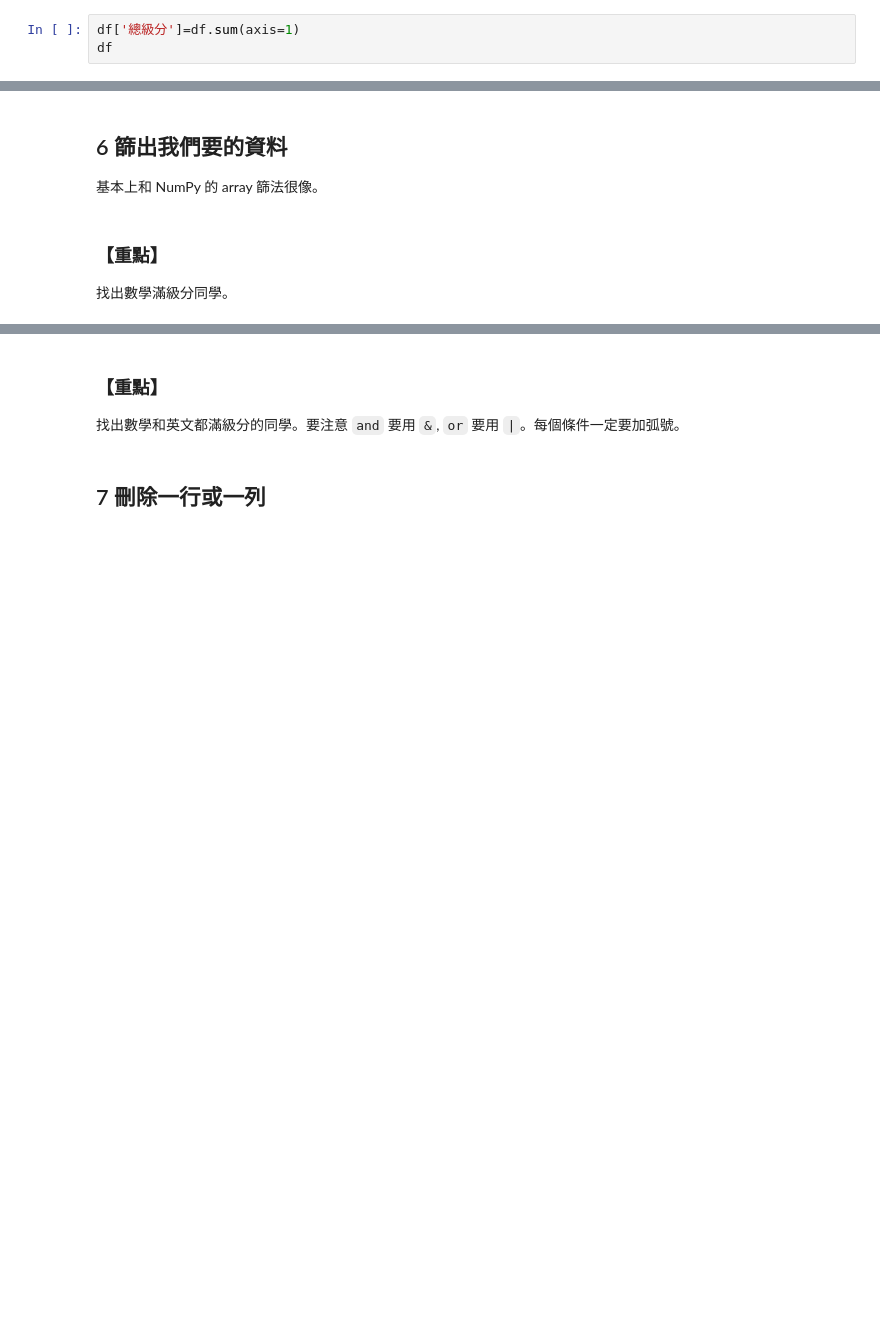
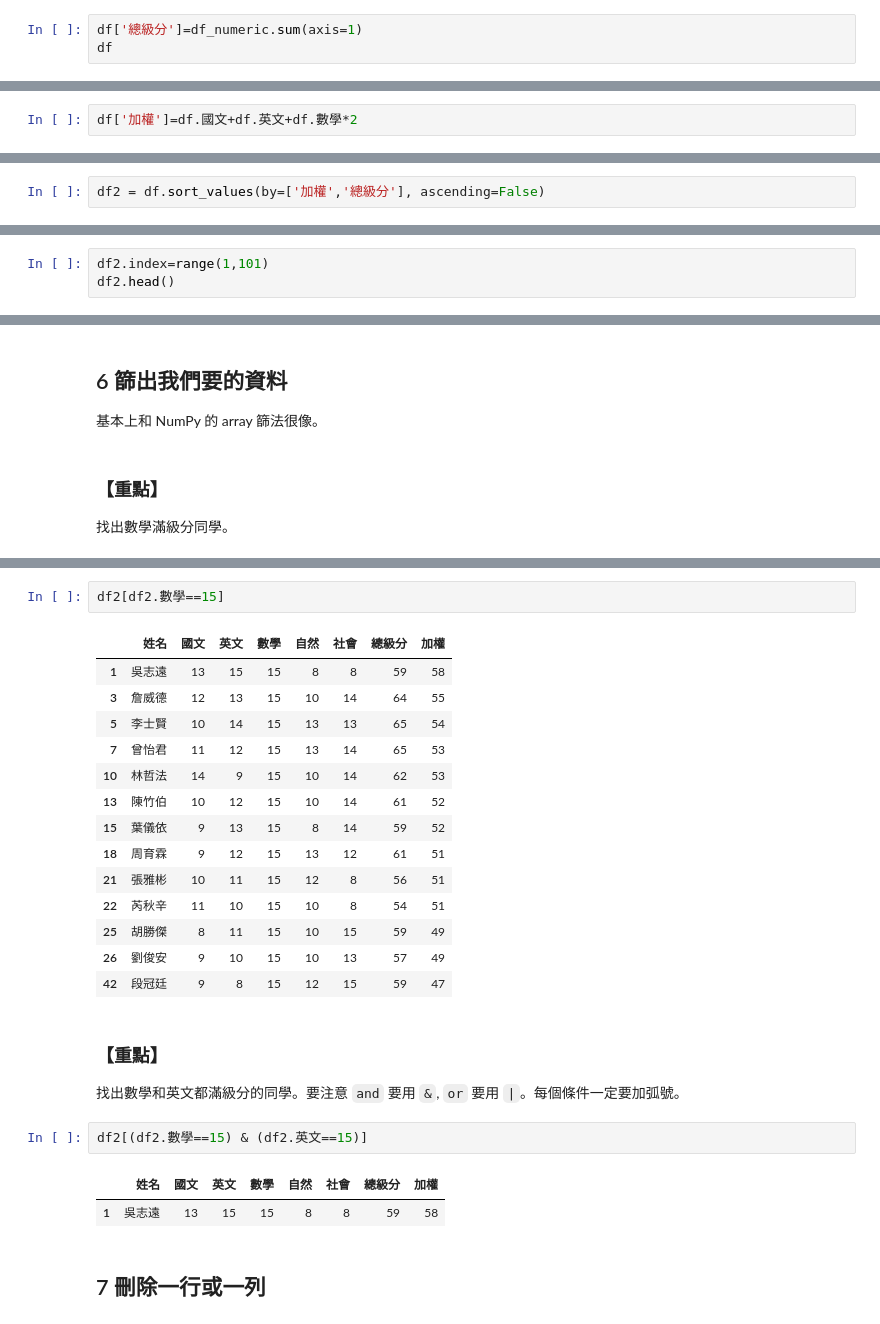
Before and after one commit to mozzaray/IMLP433, a Jupyter notebook: Unit02/2.2.2_Pandas數據分析.ipynb, the cells around one changed output, grey strips where cells are left out. Drawn from its saved outputs; the diff is of its cells as text; blank space fills up the shorter version.

```diff
--- a/Unit02/2.2.2_Pandas數據分析.ipynb
+++ b/Unit02/2.2.2_Pandas數據分析.ipynb
@@ -160,6 +165,6 @@ df.國文.corr(df.數學)
 
 我們增加一行, 加入總級分。
 # %%
-df['總級分']=df.sum(axis=1)
+df['總級分']=df_numeric.sum(axis=1)
 df
 # %% [output]
@@ -178,0 +188,2 @@ TypeError: can only concatenate str (not "int") to str
+# %%
+df['加權']=df.國文+df.英文+df.數學*2
@@ -199,5 +227,7 @@ TypeError: can only concatenate str (not "int") to str
 ### 【重點】排序的方法
 
 加權分最高, 同分才看總級分
+# %%
+df2 = df.sort_values(by=['加權','總級分'], ascending=False)
 # %% [markdown]
 ### 【重點】重設 index
@@ -211,0 +234,3 @@ TypeError: can only concatenate str (not "int") to str
+# %%
+df2.index=range(1,101)
+df2.head()
@@ -223,7 +252,29 @@ SyntaxError: invalid syntax (<ipython-input-37-770b1f099977>, line 1)
+# %%
+df2[df2.數學==15]
+# %% [output]
+|  | 姓名 | 國文 | 英文 | 數學 | 自然 | 社會 | 總級分 | 加權 |
+| 1 | 吳志遠 | 13 | 15 | 15 | 8 | 8 | 59 | 58 |
+| 3 | 詹威德 | 12 | 13 | 15 | 10 | 14 | 64 | 55 |
+| 5 | 李士賢 | 10 | 14 | 15 | 13 | 13 | 65 | 54 |
+| 7 | 曾怡君 | 11 | 12 | 15 | 13 | 14 | 65 | 53 |
+| 10 | 林哲法 | 14 | 9 | 15 | 10 | 14 | 62 | 53 |
+| 13 | 陳竹伯 | 10 | 12 | 15 | 10 | 14 | 61 | 52 |
+| 15 | 葉儀依 | 9 | 13 | 15 | 8 | 14 | 59 | 52 |
+| 18 | 周育霖 | 9 | 12 | 15 | 13 | 12 | 61 | 51 |
+| 21 | 張雅彬 | 10 | 11 | 15 | 12 | 8 | 56 | 51 |
+| 22 | 芮秋辛 | 11 | 10 | 15 | 10 | 8 | 54 | 51 |
+| 25 | 胡勝傑 | 8 | 11 | 15 | 10 | 15 | 59 | 49 |
+| 26 | 劉俊安 | 9 | 10 | 15 | 10 | 13 | 57 | 49 |
+| 42 | 段冠廷 | 9 | 8 | 15 | 12 | 15 | 59 | 47 |
 # %% [markdown]
 ### 【重點】
 
 找出數學和英文都滿級分的同學。要注意 `and` 要用 `&`, `or` 要用 `|`。每個條件一定要加弧號。
+# %%
+df2[(df2.數學==15) & (df2.英文==15)]
+# %% [output]
+|  | 姓名 | 國文 | 英文 | 數學 | 自然 | 社會 | 總級分 | 加權 |
+| 1 | 吳志遠 | 13 | 15 | 15 | 8 | 8 | 59 | 58 |
 # %% [markdown]
 ## 7 刪除一行或一列
 # %% [markdown]
```
Also changed, not shown: parts of 17 cells of this notebook.
